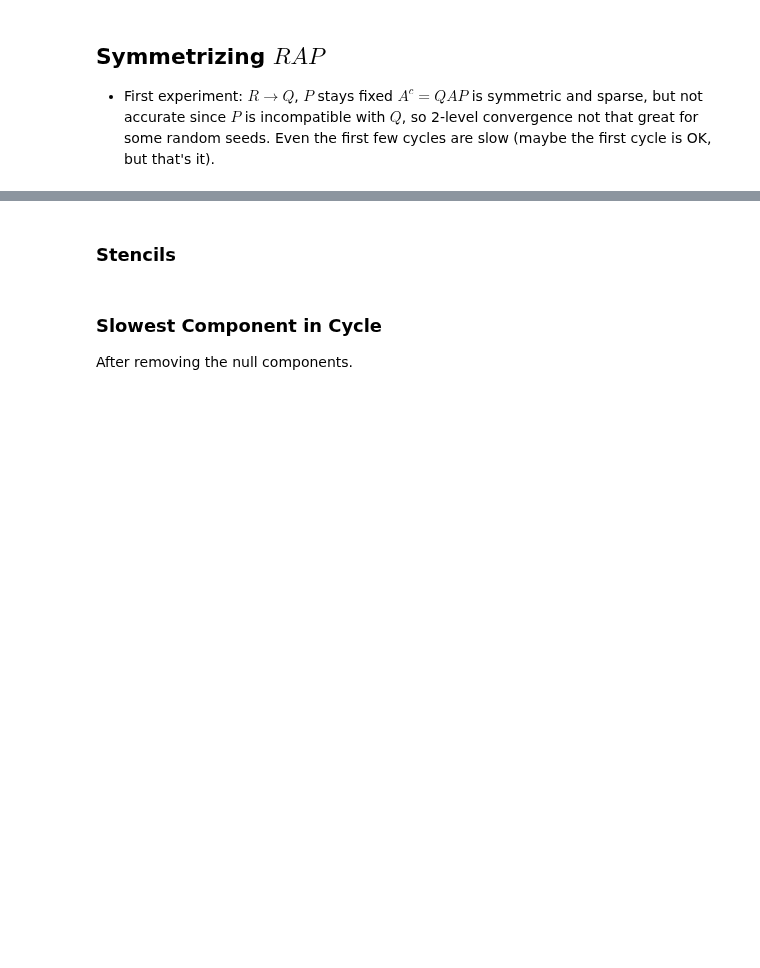
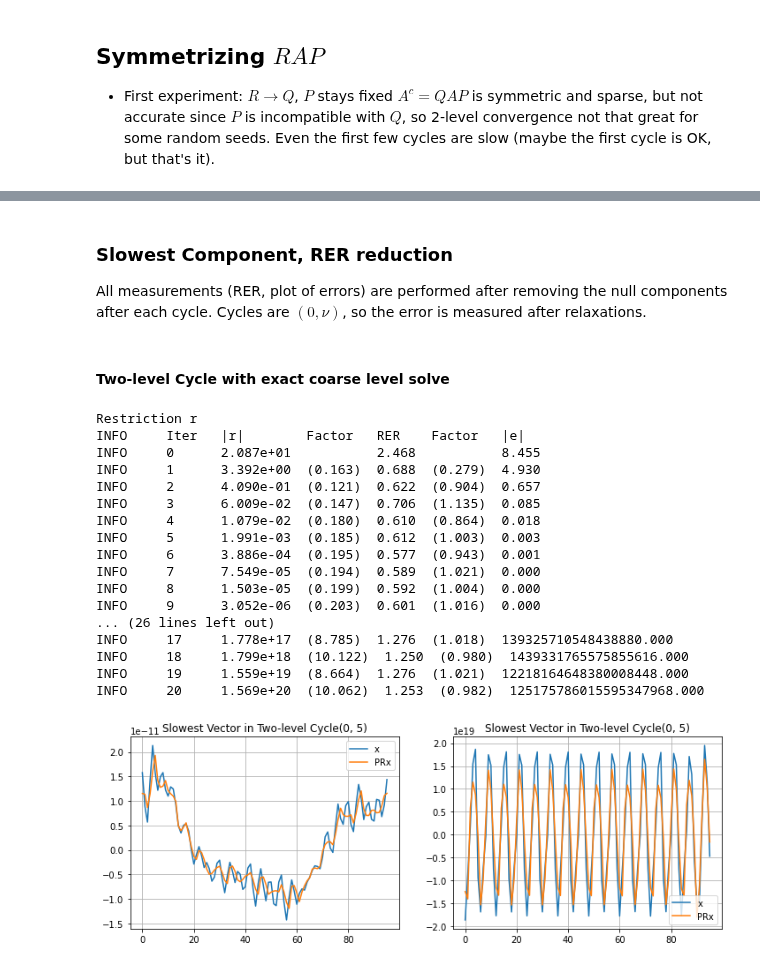
Before and after one commit to 436ahsan/Helmholtz, a Jupyter notebook: notebooks/repetitive/4_2_coarsening_3_level_qap.ipynb, the cells around one changed output, grey strips where cells are left out. Drawn from its saved outputs; the diff is of its cells as text; code cells hidden in the pictures; blank space fills up the shorter version.

```diff
--- a/notebooks/repetitive/4_2_coarsening_3_level_qap.ipynb
+++ b/notebooks/repetitive/4_2_coarsening_3_level_qap.ipynb
@@ -248,5 +248,3 @@ Convergence Factors
 | Mock | nan | nan | nan | nan | nan | 0.5907 | 0.3279 | 0.1985 | 0.1442 | 0.1444 | 0.1301 | ... |
 | r | True | 4.0000 | 384.0000 | 1.2000 | 0.0099 | 1.2208 | 0.5302 | 0.3846 | 0.2043 | 0.2061 | 0.1597 | ... |
 | q | True | 4.0000 | 384.0000 | 1.2000 | 0.0000 | 1.1262 | 0.5645 | 0.3928 | 0.1893 | 0.1984 | 0.1565 | ... |
-# %% [markdown]
-### Stencils
@@ -264,3 +251,45 @@ Convergence Factors
 # %% [markdown]
-### Slowest Component in Cycle
-After removing the null components.
+### Slowest Component, RER reduction
+All measurements (RER, plot of errors) are performed after removing the null components after each cycle. Cycles are $(0, \nu)$, so the error is measured after relaxations.
+# %% [markdown]
+#### Two-level Cycle with exact coarse level solve
+# %%
+# Example: fixed nu.
+nu = 5
+nu_coarsest = -1
+fig, axs = plt.subplots(1, len(titles), figsize=(12, 4))
+
+for title, restriction, ax in zip(titles, restrictions, axs):
+    print("Restriction", title)
+    ml = hm.repetitive.locality.create_two_level_hierarchy_from_matrix(
+        level.a, level.location, restriction, p, aggregate_size, num_components, use_r_as_restriction=True)
+    y, _ = hm.repetitive.locality.two_level_conv_factor(
+                ml, nu_pre=0, nu_post=nu, nu_coarsest=nu_coarsest, print_frequency=1, z=z, seed=0, num_sweeps=20, debug=False, num_levels=2)
+    #y -= z.dot(z.T.dot(y[:, None])).flatten()
+
+    # Asymptotic vector.
+    ax.set_title("Slowest Vector in Two-level Cycle(0, {})".format(nu))
+    e = ml[1].interpolate(r.dot(y))
+    ax.plot(y, label="x");
+    ax.plot(e, label="PRx");
+    ax.grid(True);
+    ax.legend();
+# %% [output]
+Restriction r
+INFO     Iter   |r|        Factor   RER    Factor   |e|
+INFO     0      2.087e+01           2.468           8.455
+INFO     1      3.392e+00  (0.163)  0.688  (0.279)  4.930
+INFO     2      4.090e-01  (0.121)  0.622  (0.904)  0.657
+INFO     3      6.009e-02  (0.147)  0.706  (1.135)  0.085
+INFO     4      1.079e-02  (0.180)  0.610  (0.864)  0.018
+INFO     5      1.991e-03  (0.185)  0.612  (1.003)  0.003
+INFO     6      3.886e-04  (0.195)  0.577  (0.943)  0.001
+INFO     7      7.549e-05  (0.194)  0.589  (1.021)  0.000
+INFO     8      1.503e-05  (0.199)  0.592  (1.004)  0.000
+INFO     9      3.052e-06  (0.203)  0.601  (1.016)  0.000
+... (26 lines left out)
+INFO     17     1.778e+17  (8.785)  1.276  (1.018)  139325710548438880.000
+INFO     18     1.799e+18  (10.122)  1.250  (0.980)  1439331765575855616.000
+INFO     19     1.559e+19  (8.664)  1.276  (1.021)  12218164648380008448.000
+INFO     20     1.569e+20  (10.062)  1.253  (0.982)  125175786015595347968.000
+[figure, added]
```
Also changed, not shown: parts of 28 cells of this notebook, 2 other files.
